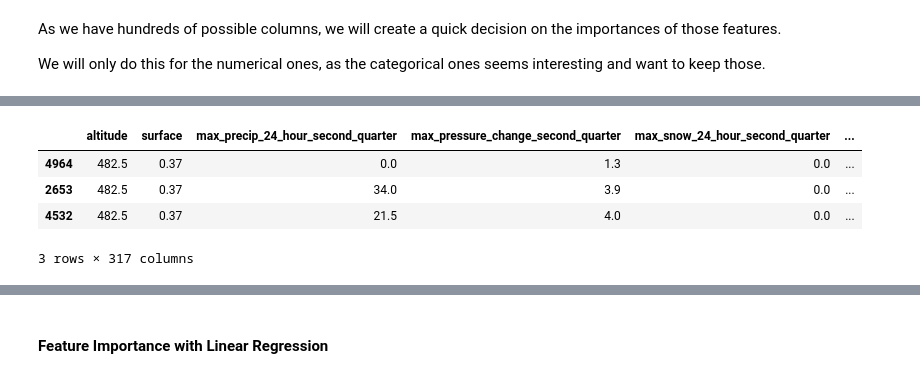
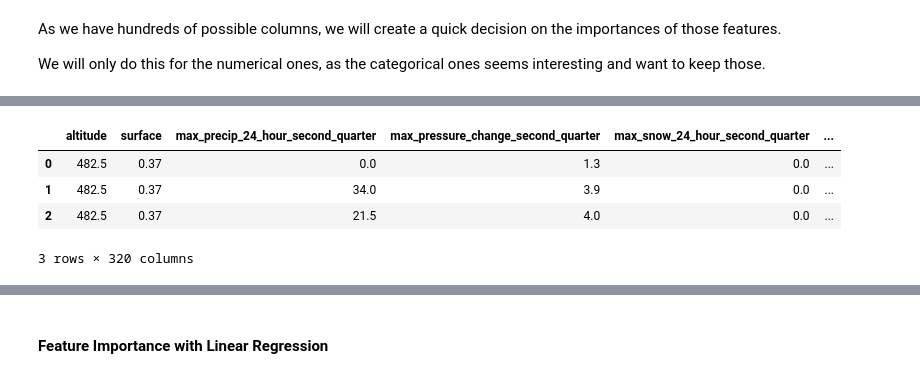
Before and after one commit to Savitar-Hub/sales-forecasting, a Jupyter notebook: wine-production/1. Exploratory Data Analysis.ipynb, the cells around one changed output, grey strips where cells are left out. Saved outputs shown, nothing was run; the diff lists cells and outputs as text; code cells hidden in the pictures.

```diff
--- a/wine-production/1. Exploratory Data Analysis.ipynb
+++ b/wine-production/1. Exploratory Data Analysis.ipynb
@@ -882,0 +974,5 @@ WindSpeedLocalOvernightMin
+# %%
+preprocessed_column = [col.split('__')[1] for col in get_feature_names(preprocessor)]
+# %%
+# Remember we will have the id of finca duplicated
+X_train_processed_nan.columns = preprocessed_column
@@ -889,3 +1000,9 @@ from sklearn.linear_model import HuberRegressor
 from sklearn.tree import DecisionTreeRegressor
 from sklearn.preprocessing import StandardScaler
 from sklearn.metrics import r2_score, mean_absolute_error
+# %%
+for col in CAT_FEATURES:
+    X_train_processed_nan[col] = X_train_processed_nan[col].astype('category')
+
+for col in NUM_FEATURES:
+    X_train_processed_nan[col] = X_train_processed_nan[col].astype('float32')
@@ -892,25 +1017,16 @@ from sklearn.metrics import r2_score, mean_absolute_error
 # %%
-X_train_feature_importance = X_train_df_explore.select_dtypes(np.number)
+X_train_feature_importance = X_train_processed_nan[X_train_processed_nan.campaing != 2022]
+X_train_feature_importance = X_train_feature_importance.select_dtypes(np.number)
 # %%
-X_train_feature_importance = X_train_feature_importance[X_train_feature_importance.campaing != 2022]
 X_train_feature_importance_idx = X_train_feature_importance.index.values
-X_train_feature_importance.drop([
-    'campaing',
-    'year_x',
-    'year_y',
-    'id_finca',
-    'ID_ESTACION',
-    'id_zone',
-    'id_station'
-], axis=1, inplace=True)
 X_train_feature_importance_columns = X_train_feature_importance.columns.values
 X_train_feature_importance.head(3)
 # %% [output]
 |  | altitude | surface | max_precip_24_hour_second_quarter | max_pressure_change_second_quarter | max_snow_24_hour_second_quarter | ... |
-| 4964 | 482.5 | 0.37 | 0.0 | 1.3 | 0.0 | ... |
-| 2653 | 482.5 | 0.37 | 34.0 | 3.9 | 0.0 | ... |
-| 4532 | 482.5 | 0.37 | 21.5 | 4.0 | 0.0 | ... |
+| 0 | 482.5 | 0.37 | 0.0 | 1.3 | 0.0 | ... |
+| 1 | 482.5 | 0.37 | 34.0 | 3.9 | 0.0 | ... |
+| 2 | 482.5 | 0.37 | 21.5 | 4.0 | 0.0 | ... |
-3 rows × 317 columns
+3 rows × 320 columns
 # %%
 fi_scaler = StandardScaler()
 X_train_feature_importance = fi_scaler.fit_transform(X_train_feature_importance)
```
Also changed, not shown: parts of 16 cells of this notebook.
